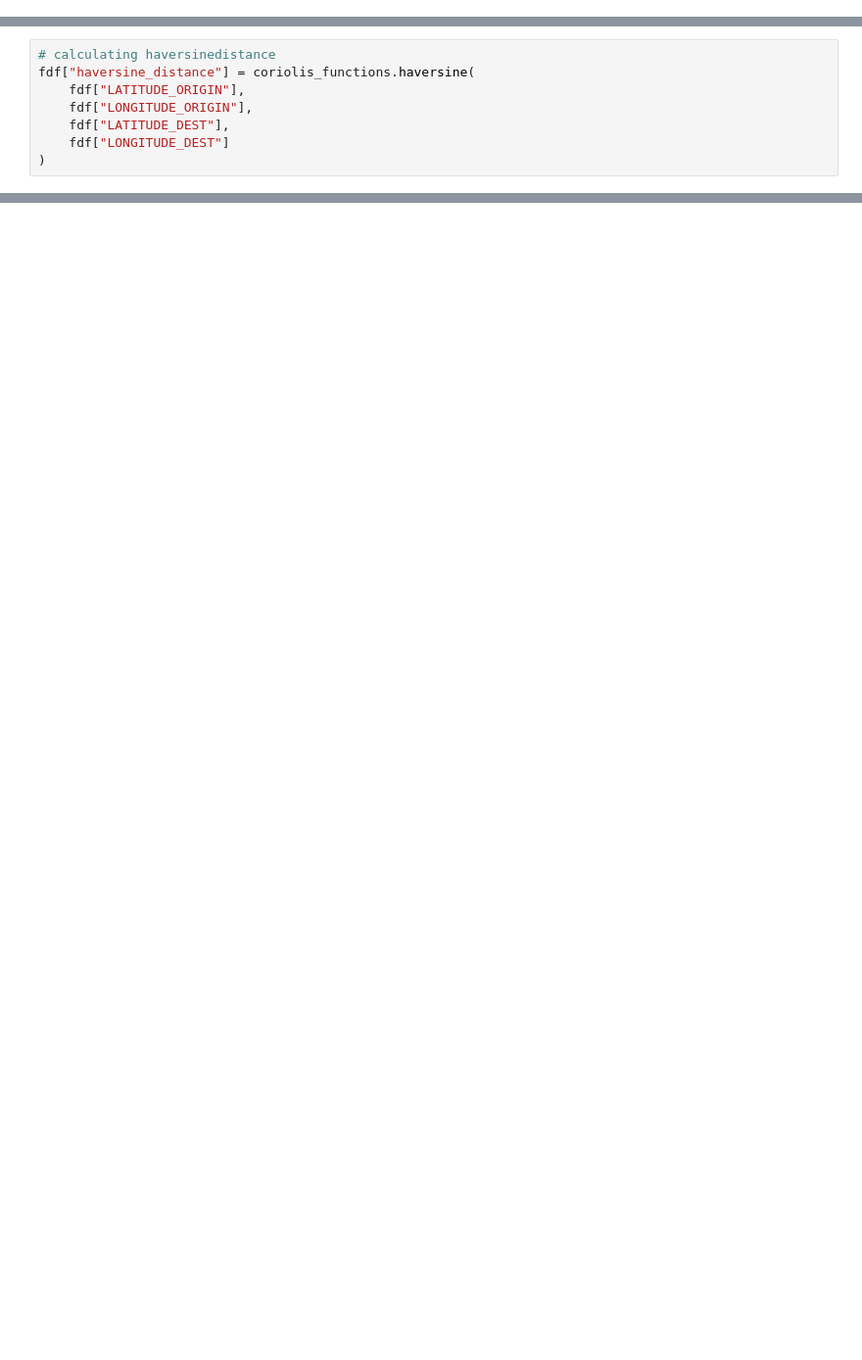
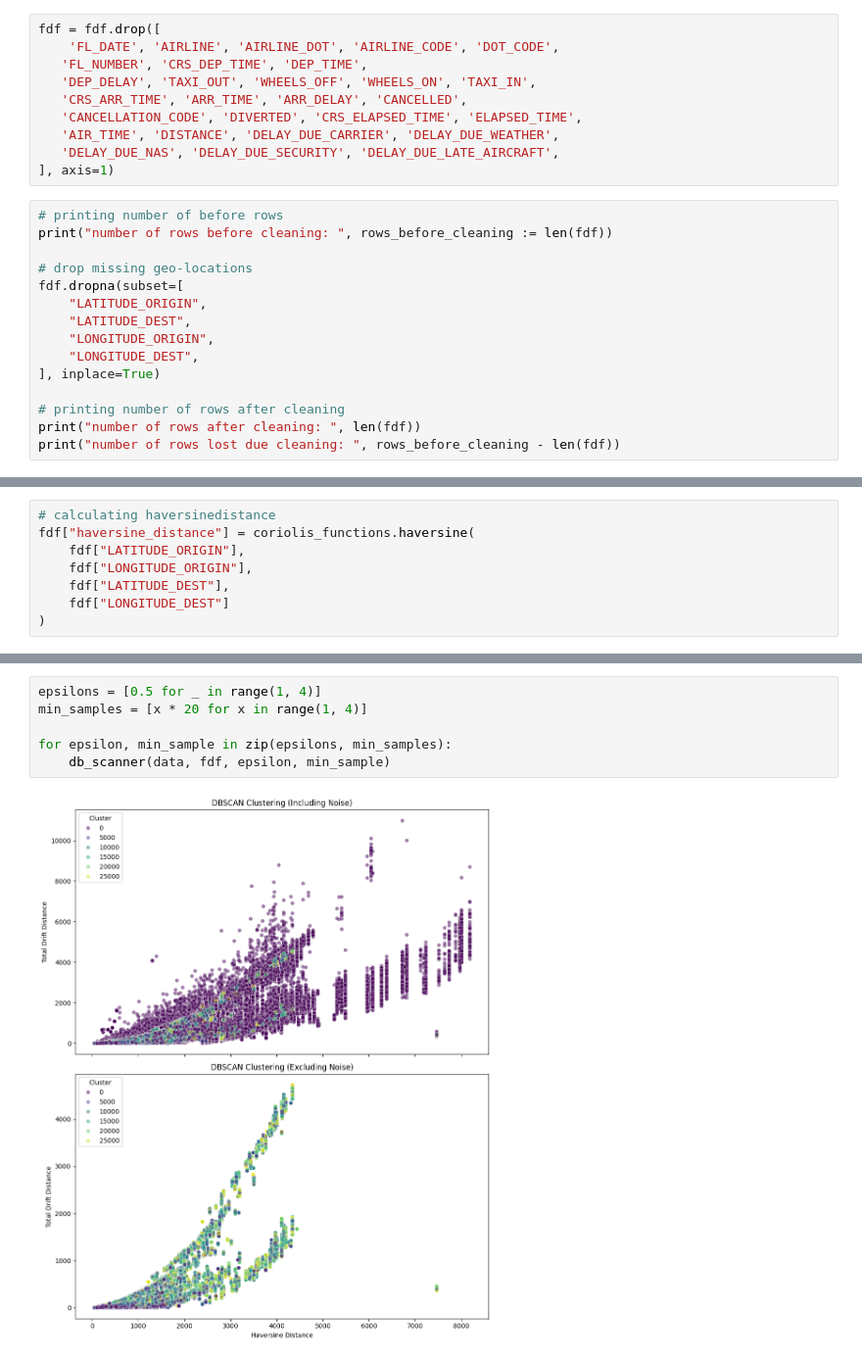
Before and after one commit to janiejestemja/coriolis_flights, a Jupyter notebook: coriolis_analysis_03b.ipynb, the cells around one changed output, grey strips where cells are left out. Shown at 98% size. Saved outputs shown, nothing was run; the diff lists cells and outputs as text; blank space fills up the shorter version.

```diff
--- a/coriolis_analysis_03b.ipynb
+++ b/coriolis_analysis_03b.ipynb
@@ -65,0 +79,25 @@ fdf[["IATA_ORIGIN", "IATA_DEST"]] = fdf[["IATA_ORIGIN", "IATA_DEST"]].astype("ca
+# %%
+fdf = fdf.drop([
+    'FL_DATE', 'AIRLINE', 'AIRLINE_DOT', 'AIRLINE_CODE', 'DOT_CODE',
+   'FL_NUMBER', 'CRS_DEP_TIME', 'DEP_TIME',
+   'DEP_DELAY', 'TAXI_OUT', 'WHEELS_OFF', 'WHEELS_ON', 'TAXI_IN',
+   'CRS_ARR_TIME', 'ARR_TIME', 'ARR_DELAY', 'CANCELLED',
+   'CANCELLATION_CODE', 'DIVERTED', 'CRS_ELAPSED_TIME', 'ELAPSED_TIME',
+   'AIR_TIME', 'DISTANCE', 'DELAY_DUE_CARRIER', 'DELAY_DUE_WEATHER',
+   'DELAY_DUE_NAS', 'DELAY_DUE_SECURITY', 'DELAY_DUE_LATE_AIRCRAFT',
+], axis=1)
+# %%
+# printing number of before rows
+print("number of rows before cleaning: ", rows_before_cleaning := len(fdf))
+
+# drop missing geo-locations
+fdf.dropna(subset=[
+    "LATITUDE_ORIGIN",
+    "LATITUDE_DEST",
+    "LONGITUDE_ORIGIN",
+    "LONGITUDE_DEST",
+], inplace=True)
+
+# printing number of rows after cleaning
+print("number of rows after cleaning: ", len(fdf))
+print("number of rows lost due cleaning: ", rows_before_cleaning - len(fdf))
@@ -140,0 +186,8 @@ Flights considered 'noise': 864497
+# %%
+epsilons = [0.5 for _ in range(1, 4)]
+min_samples = [x * 20 for x in range(1, 4)]
+
+for epsilon, min_sample in zip(epsilons, min_samples):
+    db_scanner(data, fdf, epsilon, min_sample)
+# %% [output]
+[figure, added]
```
Also changed, not shown: parts of 10 cells of this notebook.
